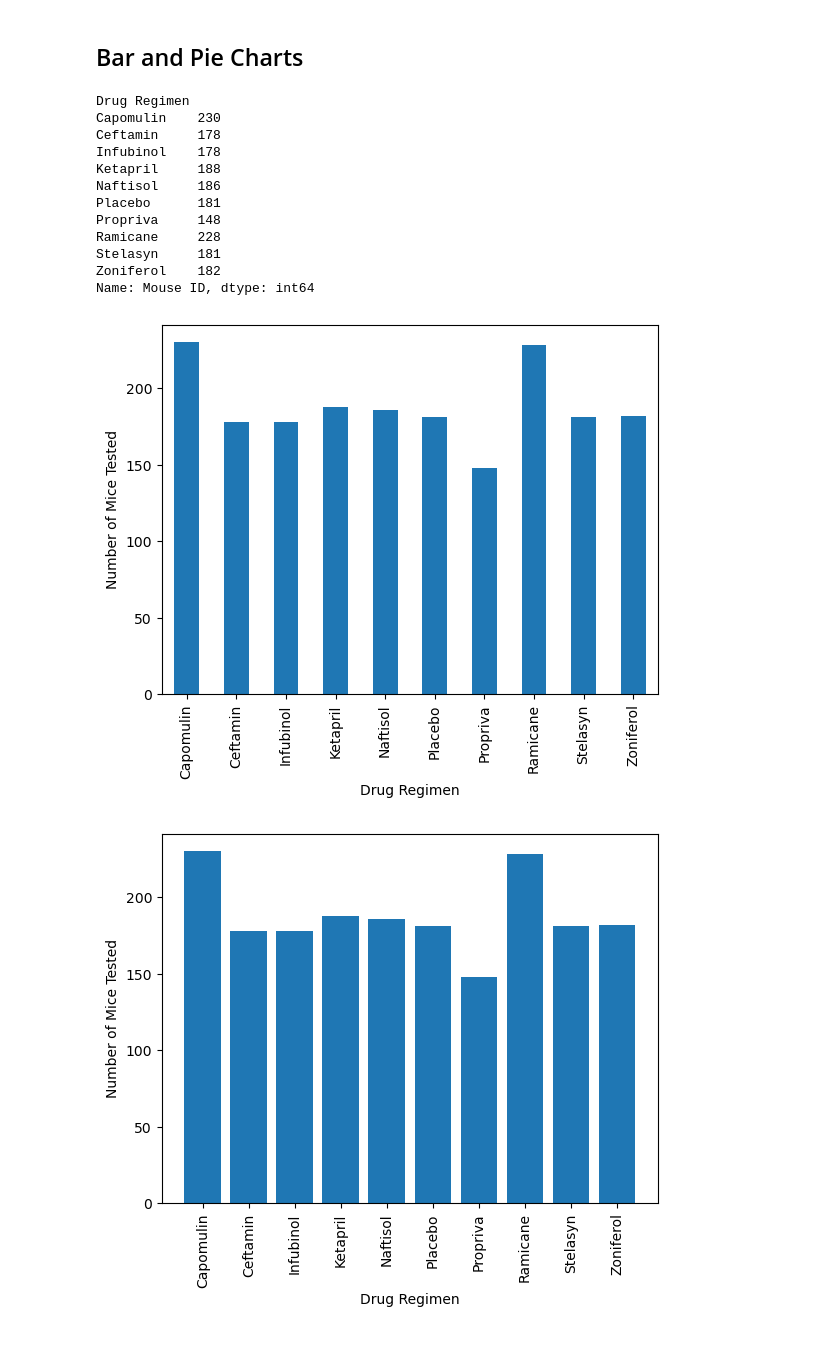
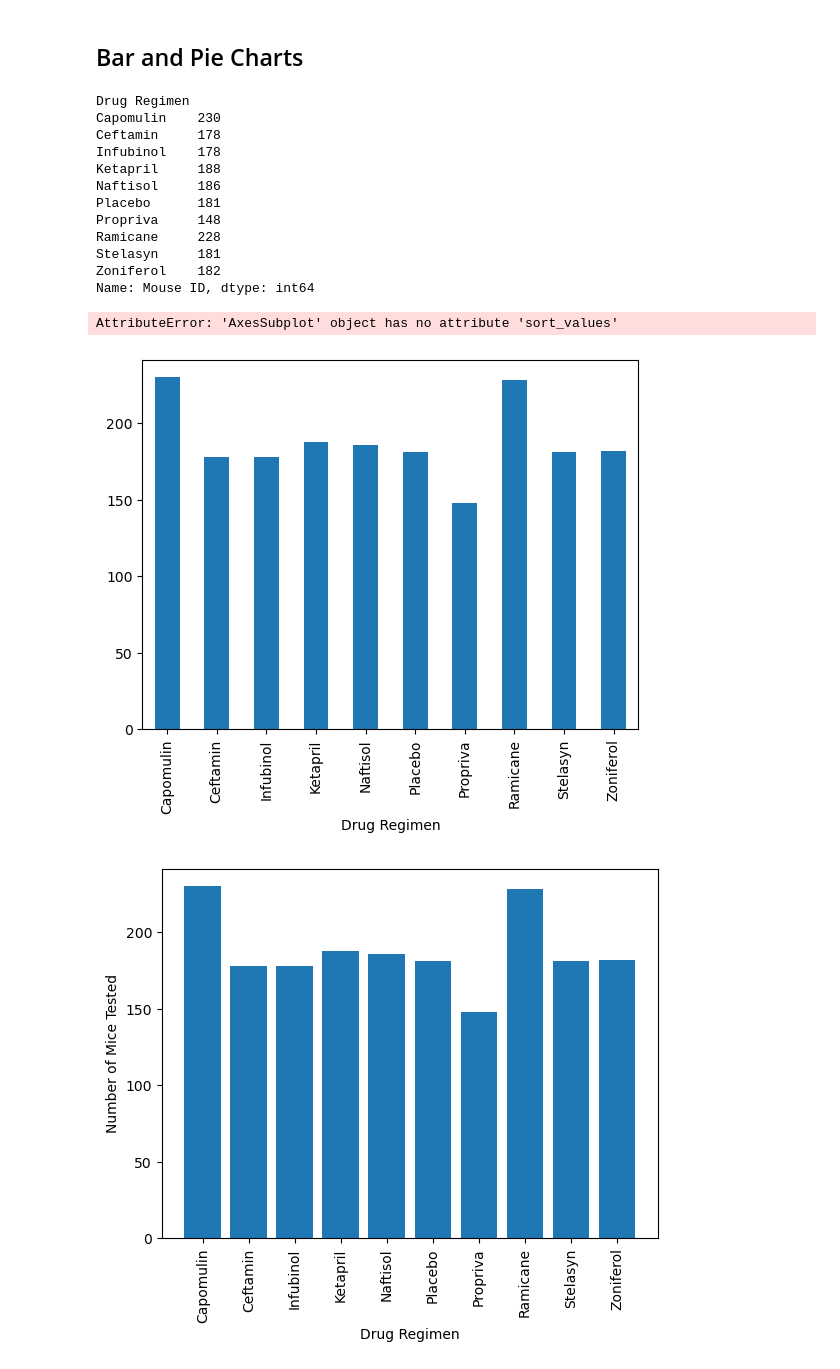
Before and after one commit to GabrielaCLopez/data-vis-challenge, a Jupyter notebook: Pymaceuticals/pymaceuticals_starter.ipynb, the cells around one changed output. Cells and saved outputs as stored; diff of their text form; code cells hidden in the pictures.

```diff
--- a/Pymaceuticals/pymaceuticals_starter.ipynb
+++ b/Pymaceuticals/pymaceuticals_starter.ipynb
@@ -176,28 +176,33 @@ tumor_summary
 # %%
 # Generate a bar plot showing the total number mice tested for each drug regimen using Pandas.
 regimen_mice_count = clean_df.groupby(['Drug Regimen']).count()['Mouse ID']
 
+regimen_mice_count = regimen_mice_count.sort_values
 print(regimen_mice_count)
 
-regimen_mice_count.plot.bar()
+
+sorted_bar = regimen_mice_count.plot.bar()
+
+
 plt.xlabel("Drug Regimen")
 plt.ylabel("Number of Mice Tested")
 
 plt.show()
 # %% [output]
 Drug Regimen
 Capomulin    230
 Ceftamin     178
 Infubinol    178
 Ketapril     188
 Naftisol     186
 Placebo      181
 Propriva     148
 Ramicane     228
 Stelasyn     181
 Zoniferol    182
 Name: Mouse ID, dtype: int64
+AttributeError: 'AxesSubplot' object has no attribute 'sort_values'
-[figure, old version]
+[figure, new version]
 # %%
 # Generate a bar plot showing the total number of all mice tested for each drug regimen using pyplot.
 x_axis = regimen_mice_count.index.values
```
Also changed, not shown: parts of 3 cells of this notebook.
